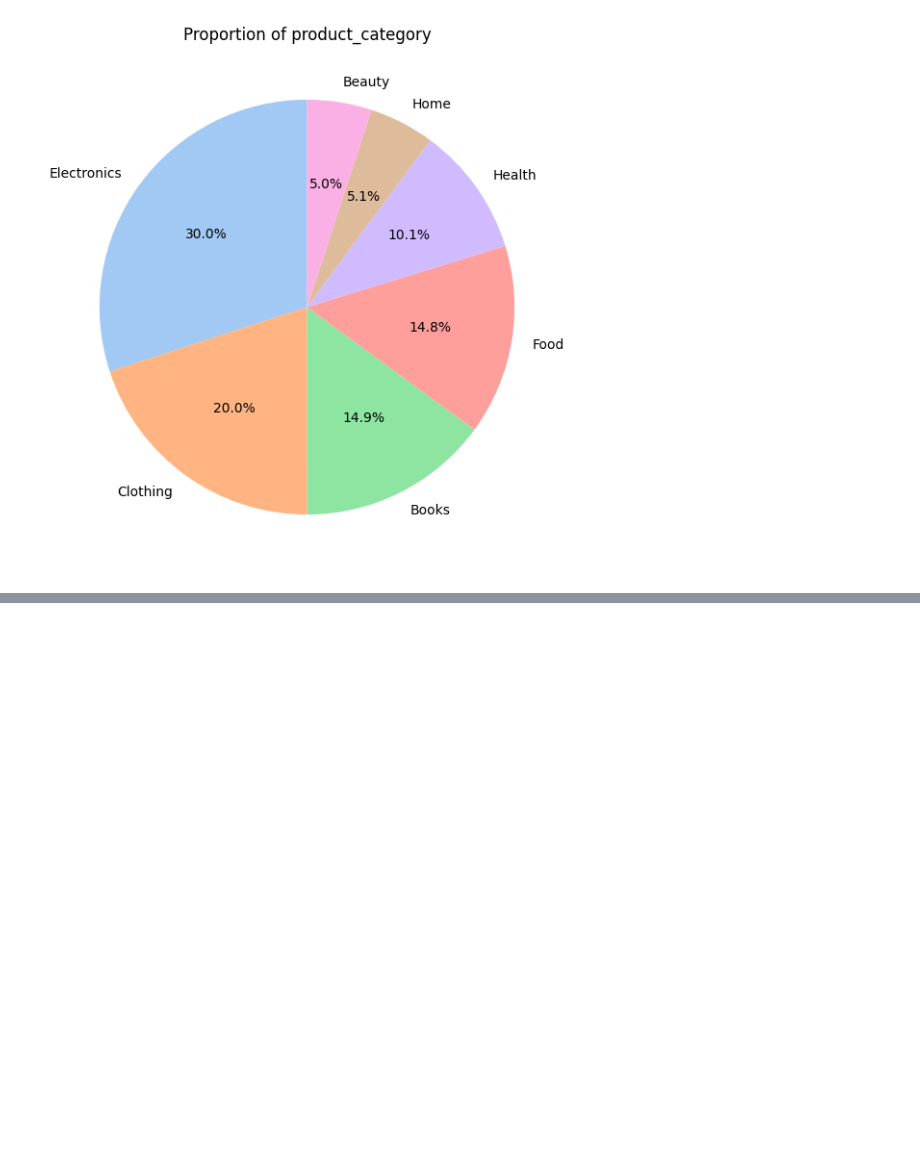
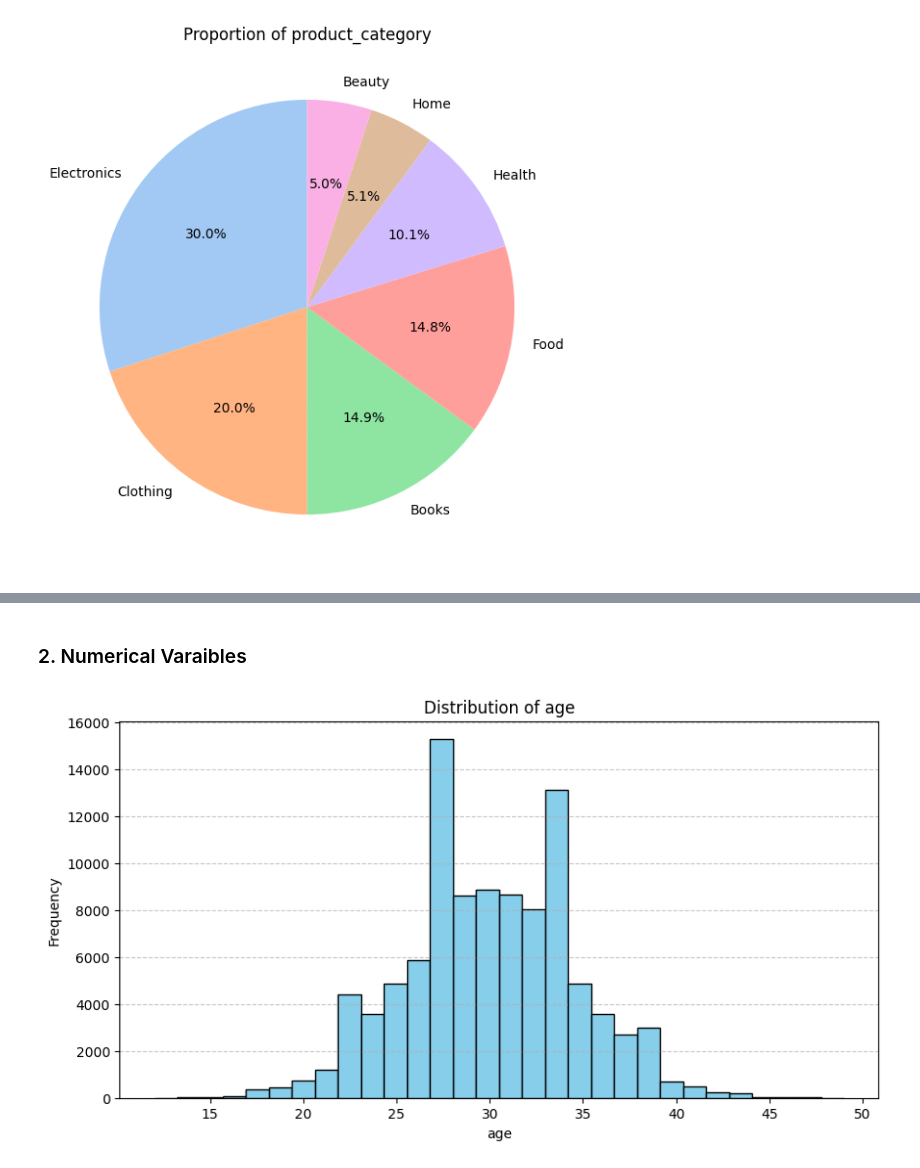
Before and after one commit to BlancJH/Customer-Purchase-Behaviour-Analysis, a Jupyter notebook: models/EDA.ipynb, the cells around one changed output, grey strips where cells are left out. Saved outputs shown, nothing was run; the diff lists cells and outputs as text; code cells hidden in the pictures; blank space fills up the shorter version.

Commit message:
Univariate Analysis for Numerical Varaibles

```diff
--- a/models/EDA.ipynb
+++ b/models/EDA.ipynb
@@ -261,0 +274,8 @@ Visualisation.create_pie_chart(df, 'product_category')
+# %% [markdown]
+### 2. Numerical Varaibles
+# %%
+# Age
+
+Visualisation.create_histogram(df, 'age')
+# %% [output]
+[figure, added]
```
Also changed, not shown: parts of 4 cells of this notebook.
